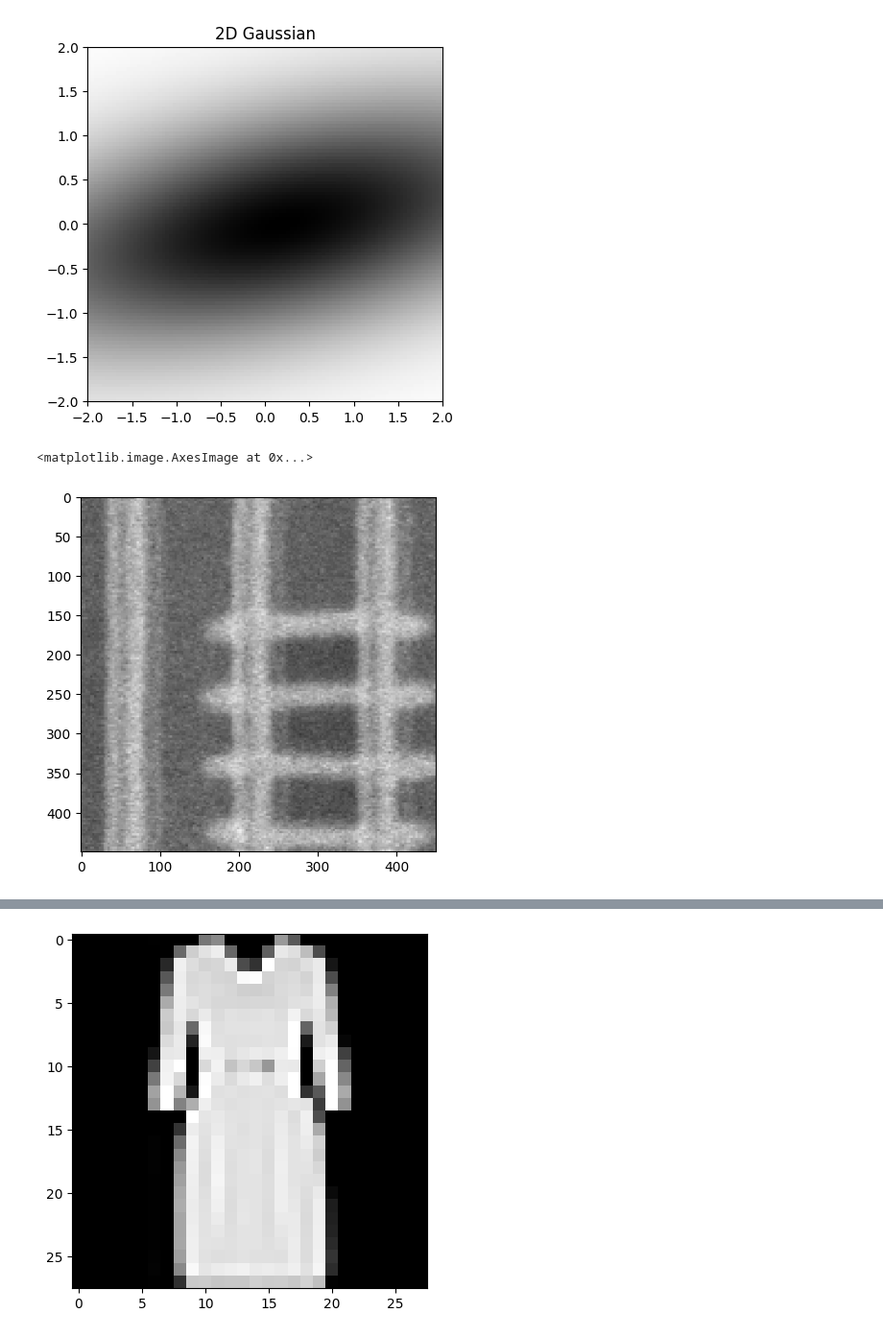
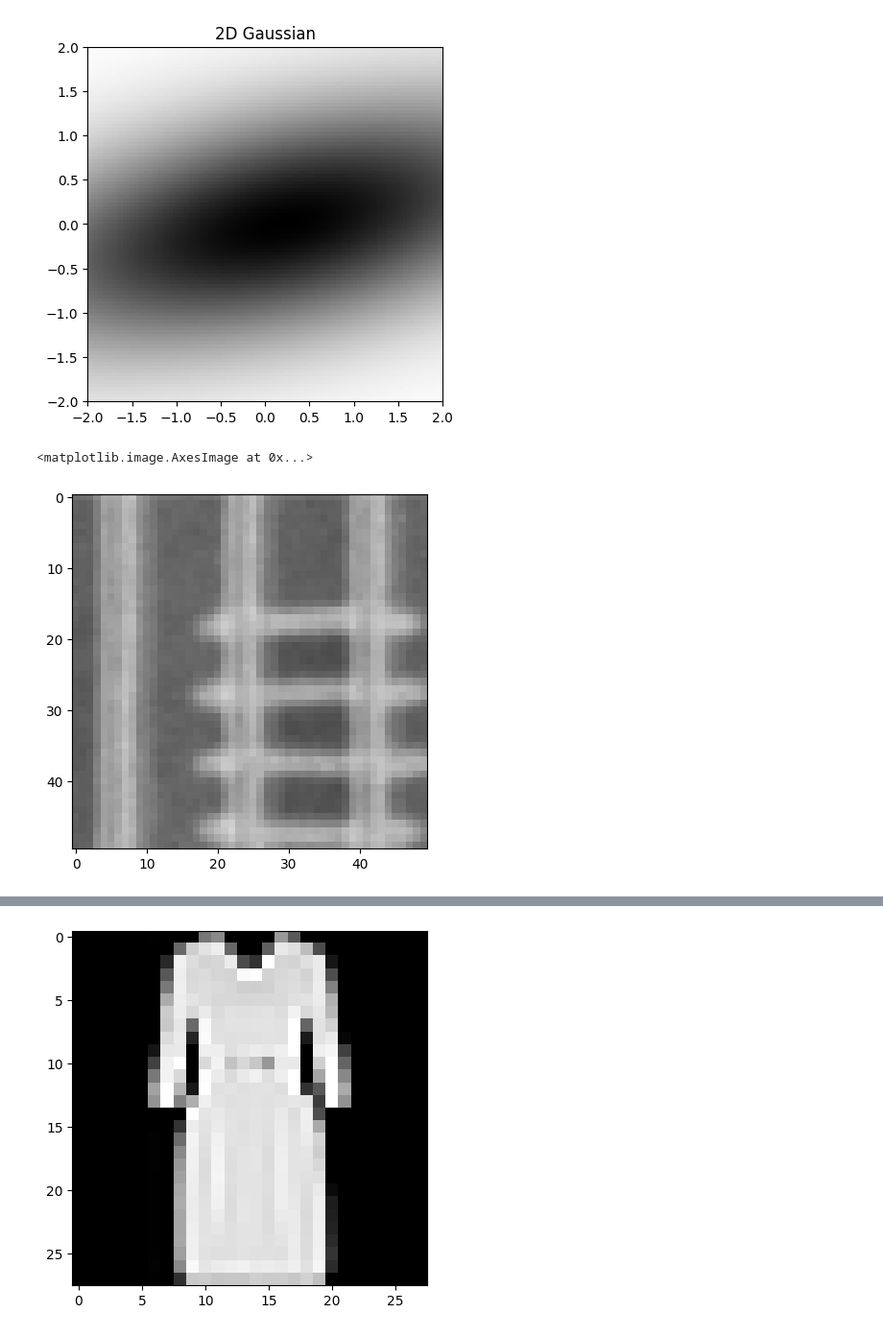
Before and after one commit to SuperVK/sparse-image-repr-bep, a Jupyter notebook: project.ipynb, the cells around one changed output, grey strips where cells are left out. Shown at 96% size. Saved outputs shown, nothing was run; the diff lists cells and outputs as text; code cells hidden in the pictures.

```diff
--- a/project.ipynb
+++ b/project.ipynb
@@ -299,8 +294,8 @@ tensor([0.1213])
 # %%
 img = torchvision.transforms.functional.crop(torchvision.io.decode_image('./data/sem-railroad.png').float(), 0, 0, 450, 450)
 
-plt.imshow(img.mean(0), origin='upper', cmap='gray', vmin=0, vmax=255)
+plt.imshow(torchvision.transforms.Resize(50)(img).mean(0), origin='upper', cmap='gray', vmin=0, vmax=255)
 # %% [output]
 <matplotlib.image.AxesImage at 0x...>
-[figure, old version]
+[figure, new version]
 # %%
```
Also changed, not shown: parts of 17 cells of this notebook.
